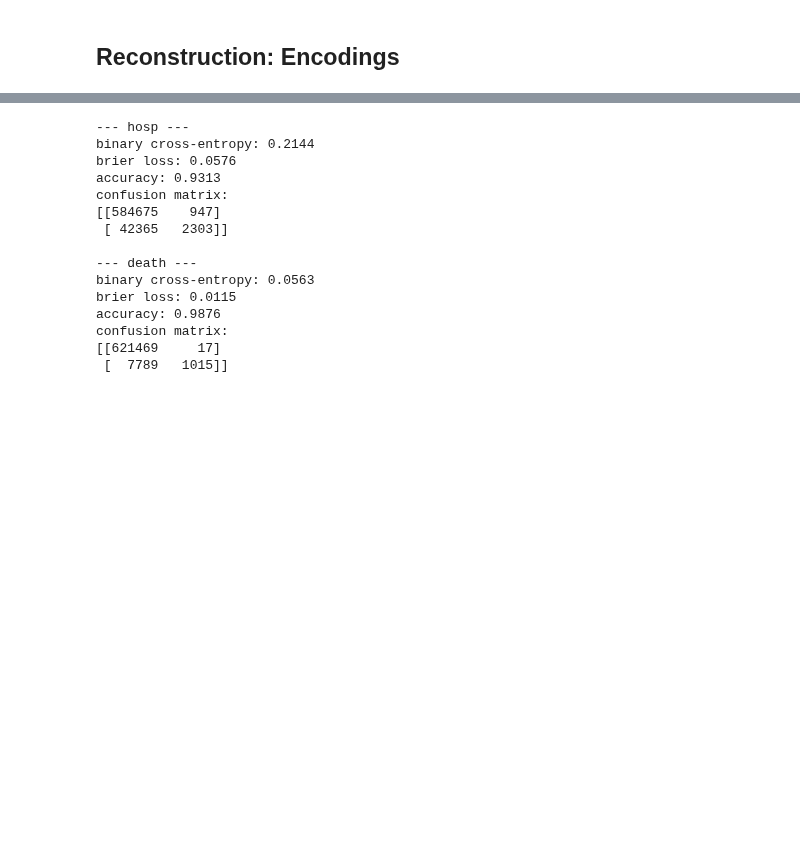
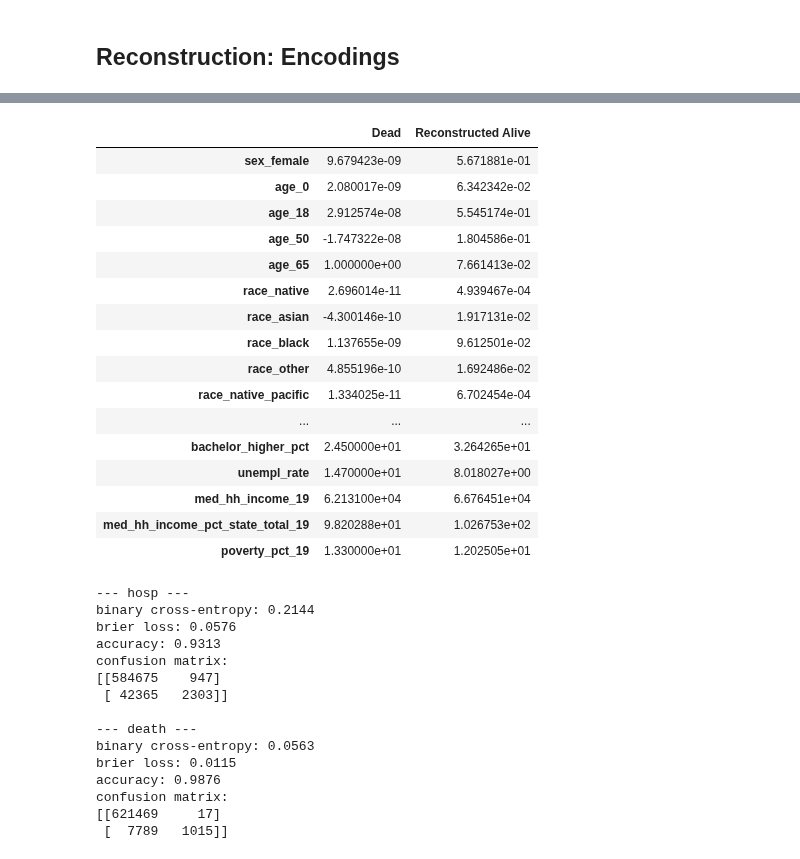
Before and after one commit to psaegert/AML-Final, a Jupyter notebook: models/INN.ipynb, the cells around one changed output, grey strips where cells are left out. Drawn from its saved outputs; the diff is of its cells as text; code cells hidden in the pictures; blank space fills up the shorter version.

```diff
--- a/models/INN.ipynb
+++ b/models/INN.ipynb
@@ -514,3 +547,23 @@ for i, y_combination, y_combination_name in zip(range(4), [[0,0], [1,0], [0,1],
+# %%
+prettyX(sc_X_train.inverse_transform(x_combined), index=['Dead', 'Reconstructed Alive', 'Reconstructed Alive']).T
+# %% [output]
+|  | Dead | Reconstructed Alive |
+| sex_female | 9.679423e-09 | 5.671881e-01 |
+| age_0 | 2.080017e-09 | 6.342342e-02 |
+| age_18 | 2.912574e-08 | 5.545174e-01 |
+| age_50 | -1.747322e-08 | 1.804586e-01 |
+| age_65 | 1.000000e+00 | 7.661413e-02 |
+| race_native | 2.696014e-11 | 4.939467e-04 |
+| race_asian | -4.300146e-10 | 1.917131e-02 |
+| race_black | 1.137655e-09 | 9.612501e-02 |
+| race_other | 4.855196e-10 | 1.692486e-02 |
+| race_native_pacific | 1.334025e-11 | 6.702454e-04 |
+| ... | ... | ... |
+| bachelor_higher_pct | 2.450000e+01 | 3.264265e+01 |
+| unempl_rate | 1.470000e+01 | 8.018027e+00 |
+| med_hh_income_19 | 6.213100e+04 | 6.676451e+04 |
+| med_hh_income_pct_state_total_19 | 9.820288e+01 | 1.026753e+02 |
+| poverty_pct_19 | 1.330000e+01 | 1.202505e+01 |
 # %%
 # IDEA: personal data -> latent representation -> set y = 0 -> inverse -> observe what changed
 # %%
```
Also changed, not shown: parts of 10 cells of this notebook, 1 other file.
